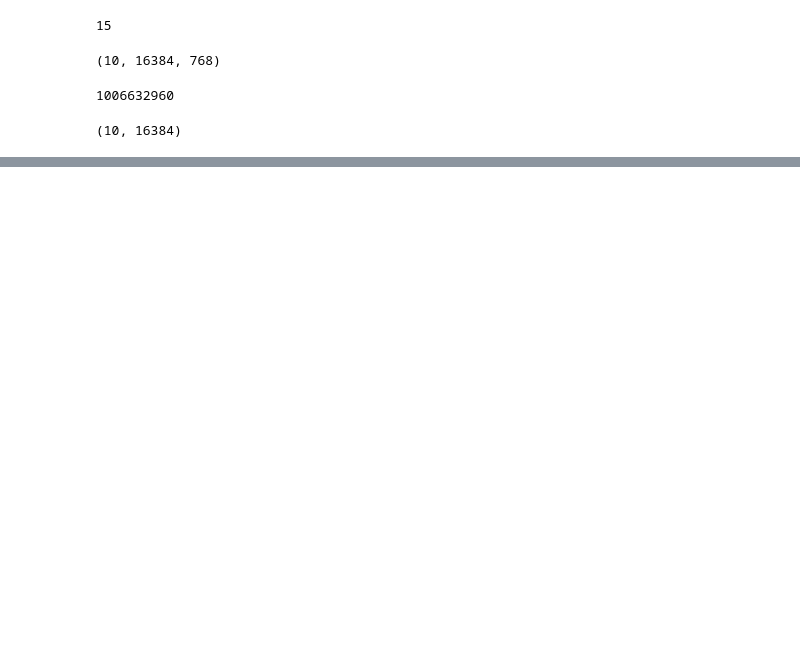
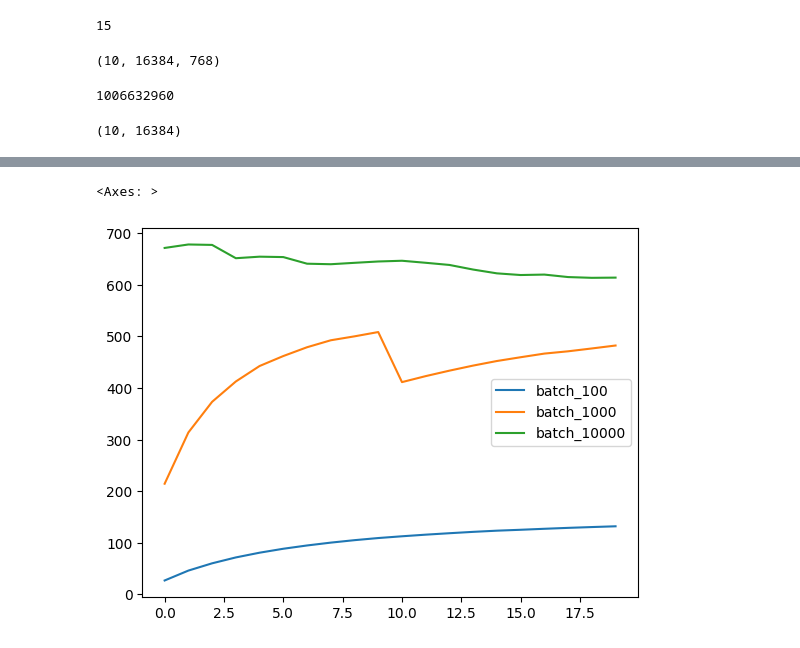
Before and after one commit to ralphrecto/labs, a Jupyter notebook: 2023-07-wasm-ann/py/data.ipynb, the cells around one changed output, grey strips where cells are left out. Saved outputs shown, nothing was run; the diff lists cells and outputs as text; code cells hidden in the pictures; blank space fills up the shorter version.

Commit message:
Add batching experiments

```diff
--- a/2023-07-wasm-ann/py/data.ipynb
+++ b/2023-07-wasm-ann/py/data.ipynb
@@ -68,0 +107,2 @@ for i in range(dim_i):
+# %%
+num_docs1000, elapsed1000 = run(A=True, B=True, batch_size=1000, num_batches=20)
@@ -68,0 +127,2 @@ for i in range(dim_i):
+# %%
+num_docs100, elapsed100 = run(A=True, B=True, batch_size=100, num_batches=20)
@@ -68,0 +147,2 @@ for i in range(dim_i):
+# %%
+num_docs10000, elapsed10000 = run(A=True, B=True, batch_size=10_000, num_batches=20)
@@ -68,0 +169,11 @@ for i in range(dim_i):
+# %%
+df = pd.DataFrame({
+    "batch_100": pd.Series(num_docs100) / pd.Series(elapsed100),
+    "batch_1000": pd.Series(num_docs1000) / pd.Series(elapsed1000),
+    "batch_10000": pd.Series(num_docs10000) / pd.Series(elapsed10000)
+})
+# %%
+df.plot(kind="line")
+# %% [output]
+<Axes: >
+[figure, added]
```
Also changed, not shown: parts of 11 cells of this notebook.
